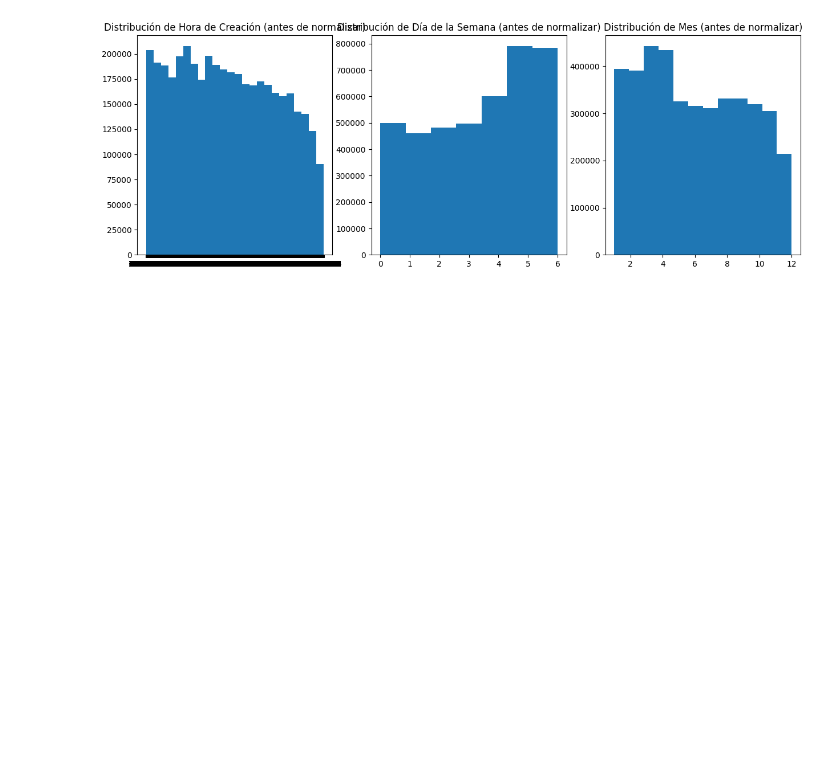
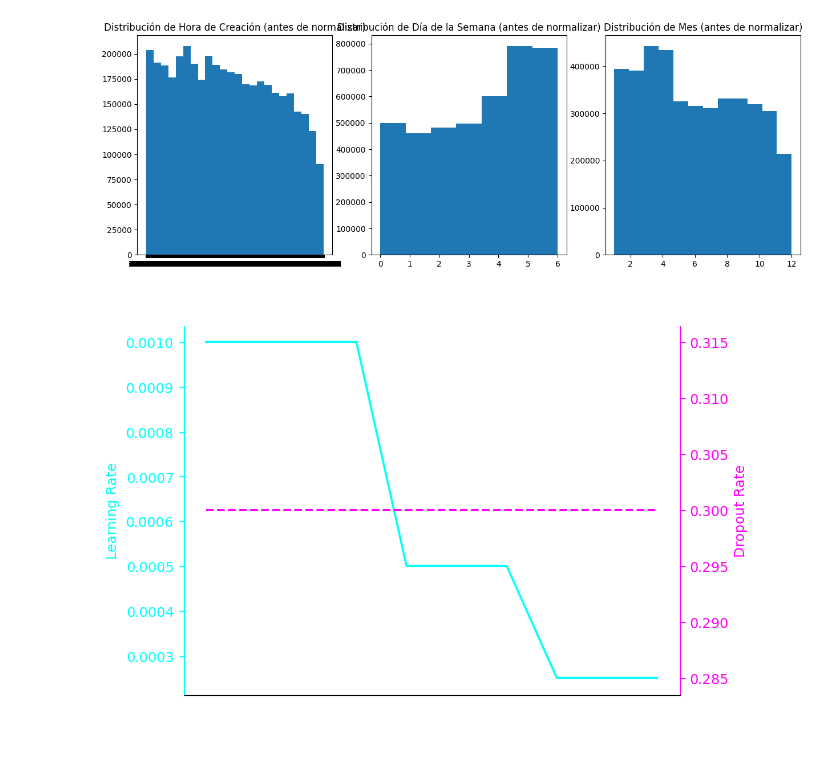
Before and after one commit to A01662203/DL_911CDMX, a Jupyter notebook: ModeloLlamadas911.ipynb, the cells around one changed output. Drawn from its saved outputs; the diff is of its cells as text; code cells hidden in the pictures; blank space fills up the shorter version.

```diff
--- a/ModeloLlamadas911.ipynb
+++ b/ModeloLlamadas911.ipynb
@@ -472,2 +472,40 @@ plt.show()
 # %% [output]
 [figure]
+# %%
+import matplotlib.pyplot as plt
+
+# Supongamos que tenemos los datos de `learning rate` y `dropout` durante el entrenamiento en el historial del modelo `history`
+# Extraer valores desde el historial de entrenamiento
+learning_rates = history.history.get('lr', [0.001] * len(history.epoch))  # Ajustar si no se guarda lr en el historial
+dropout_values = [0.3] * len(history.epoch)  # En este caso, la tasa de dropout se mantiene constante
+
+# Crear una figura para graficar los valores de learning rate y dropout a través de las épocas
+fig, ax1 = plt.subplots()
+
+# Graficar el learning rate
+ax1.set_xlabel('Época', color='white')
+ax1.set_ylabel('Learning Rate', color='cyan')
+ax1.plot(range(1, len(learning_rates) + 1), learning_rates, color='cyan', label='Learning Rate')
+ax1.tick_params(axis='y', labelcolor='cyan')
+ax1.spines['bottom'].set_color('white')
+ax1.spines['left'].set_color('cyan')
+ax1.spines['top'].set_color('white')
+ax1.spines['right'].set_color('white')
+ax1.tick_params(axis='x', colors='white')
+ax1.tick_params(axis='y', colors='cyan')
+
+# Crear un segundo eje Y para graficar el valor de dropout
+ax2 = ax1.twinx()
+ax2.set_ylabel('Dropout Rate', color='magenta')
+ax2.plot(range(1, len(dropout_values) + 1), dropout_values, color='magenta', linestyle='--', label='Dropout Rate')
+ax2.tick_params(axis='y', labelcolor='magenta')
+ax2.spines['left'].set_color('cyan')
+ax2.spines['top'].set_color('white')
+ax2.spines['right'].set_color('magenta')
+ax2.tick_params(axis='y', colors='magenta')
+
+plt.title('Learning Rate y Dropout a través de las Épocas', color='white')
+plt.savefig('learning_rate_dropout.png', transparent=True)
+plt.show()
+# %% [output]
+[figure, added]
```
Also changed, not shown: parts of 2 cells of this notebook, 1 other file.
